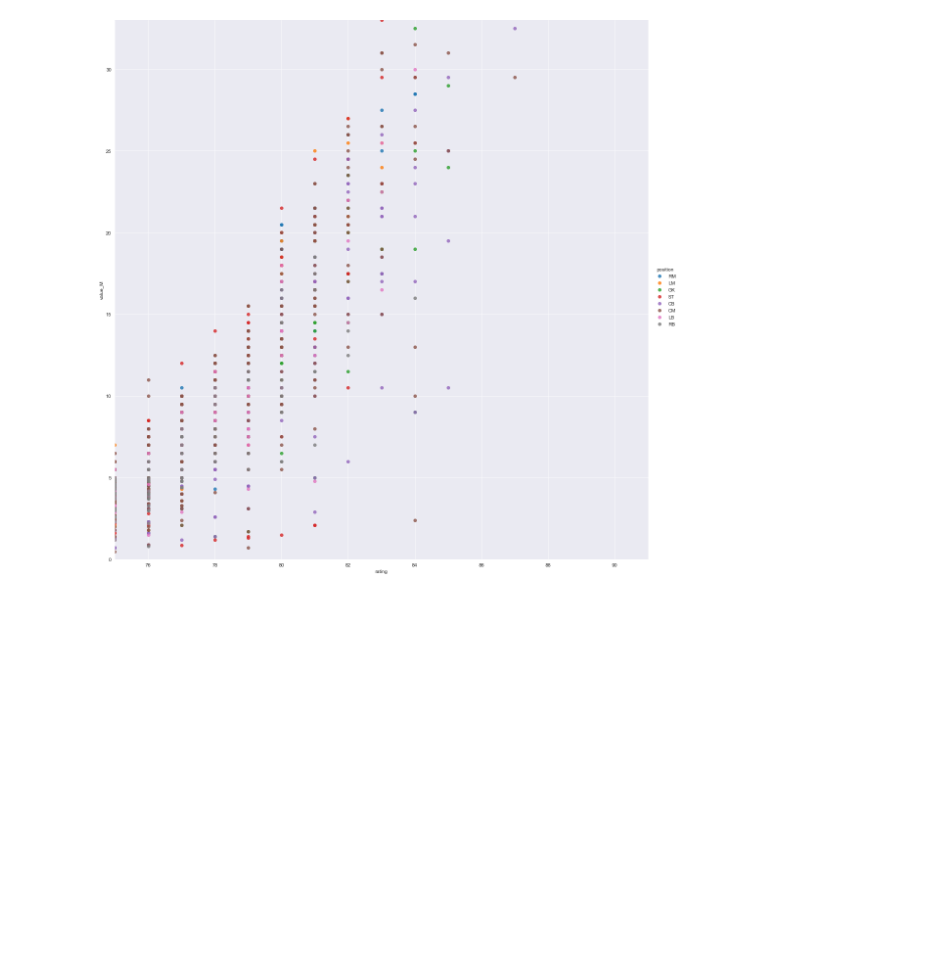
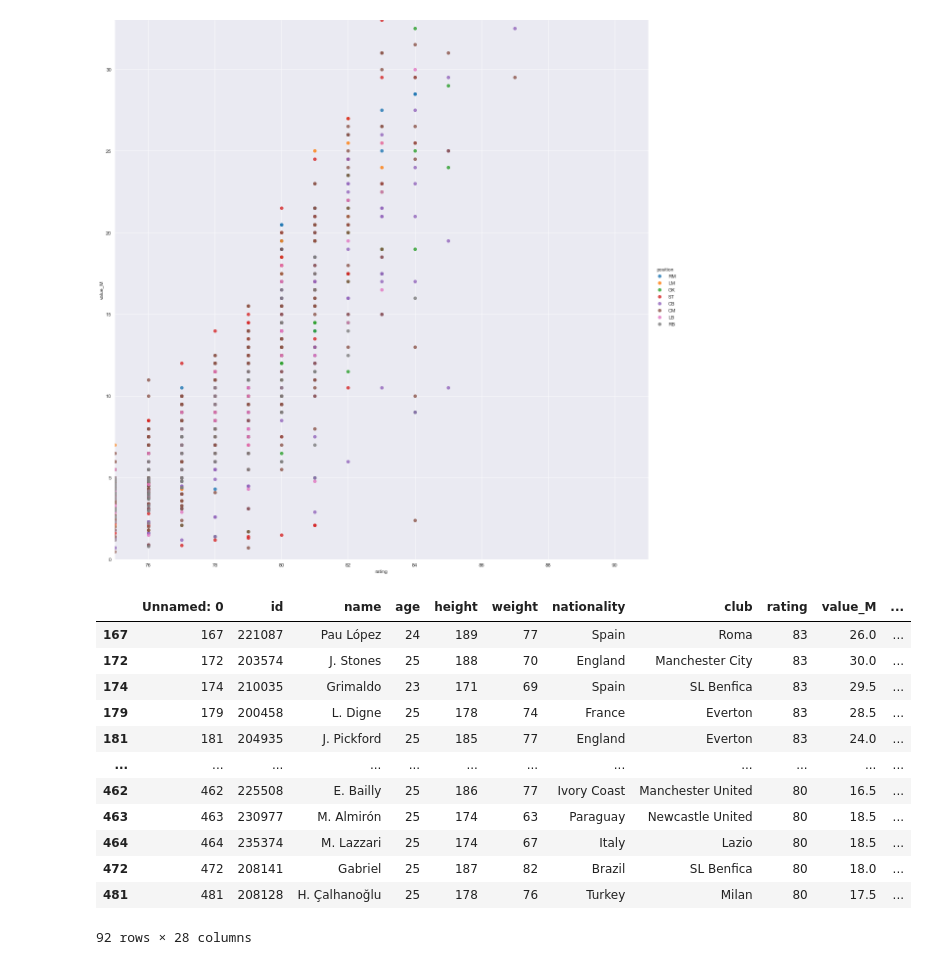
Before and after one commit to Senonino/Module02_visualizing-real-world-data-project, a Jupyter notebook: fifa-livvy-analysis.ipynb, the cells around one changed output. Saved outputs shown, nothing was run; the diff lists cells and outputs as text; code cells hidden in the pictures; blank space fills up the shorter version.

```diff
--- a/fifa-livvy-analysis.ipynb
+++ b/fifa-livvy-analysis.ipynb
@@ -606,2 +608,24 @@ plt.xlim(75,91)
 # %%
-fifa_16_young = fifa_16.loc[fifa_16["age"] < 26]
+fifa_20_young = fifa_20.loc[fifa_20["age"] < 26]
+# %%
+fifa_20_young1 = fifa_20_young.loc[fifa_20_young['value_M'] <= 30.00]
+# %%
+
+
+fifa_20_young = fifa_20_young1[fifa_20_young1['rating'].between( 80, 91)]
+# %%
+fifa_20_young
+# %% [output]
+|  | Unnamed: 0 | id | name | age | height | weight | nationality | club | rating | value_M | ... |
+| 167 | 167 | 221087 | Pau López | 24 | 189 | 77 | Spain | Roma | 83 | 26.0 | ... |
+| 172 | 172 | 203574 | J. Stones | 25 | 188 | 70 | England | Manchester City | 83 | 30.0 | ... |
+| 174 | 174 | 210035 | Grimaldo | 23 | 171 | 69 | Spain | SL Benfica | 83 | 29.5 | ... |
+| 179 | 179 | 200458 | L. Digne | 25 | 178 | 74 | France | Everton | 83 | 28.5 | ... |
+| 181 | 181 | 204935 | J. Pickford | 25 | 185 | 77 | England | Everton | 83 | 24.0 | ... |
+| ... | ... | ... | ... | ... | ... | ... | ... | ... | ... | ... | ... |
+| 462 | 462 | 225508 | E. Bailly | 25 | 186 | 77 | Ivory Coast | Manchester United | 80 | 16.5 | ... |
+| 463 | 463 | 230977 | M. Almirón | 25 | 174 | 63 | Paraguay | Newcastle United | 80 | 18.5 | ... |
+| 464 | 464 | 235374 | M. Lazzari | 25 | 174 | 67 | Italy | Lazio | 80 | 18.5 | ... |
+| 472 | 472 | 208141 | Gabriel | 25 | 187 | 82 | Brazil | SL Benfica | 80 | 18.0 | ... |
+| 481 | 481 | 208128 | H. Çalhanoğlu | 25 | 178 | 76 | Turkey | Milan | 80 | 17.5 | ... |
+92 rows × 28 columns
```
Also changed, not shown: parts of 9 cells of this notebook, 1 other file.
